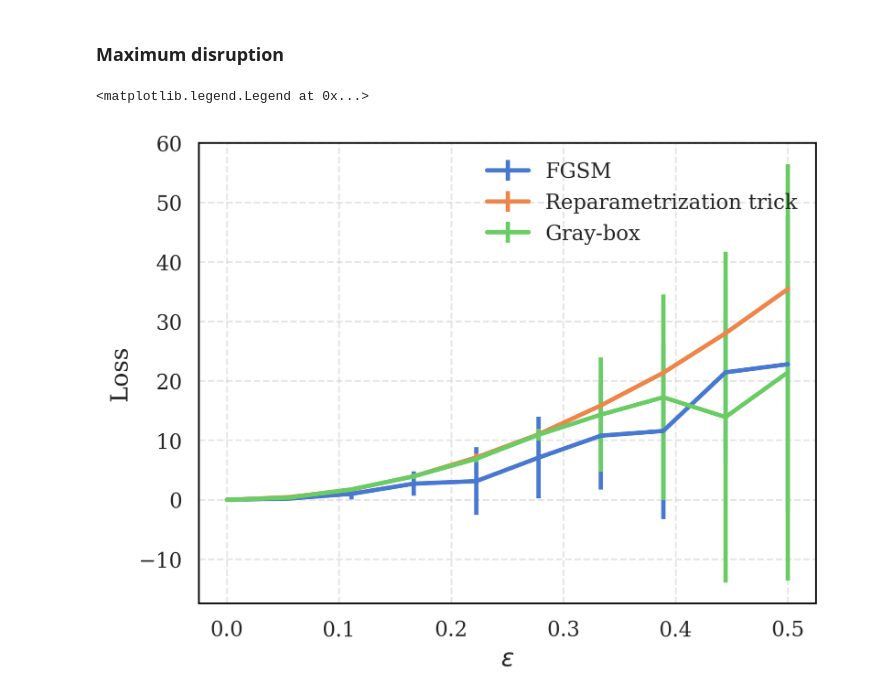
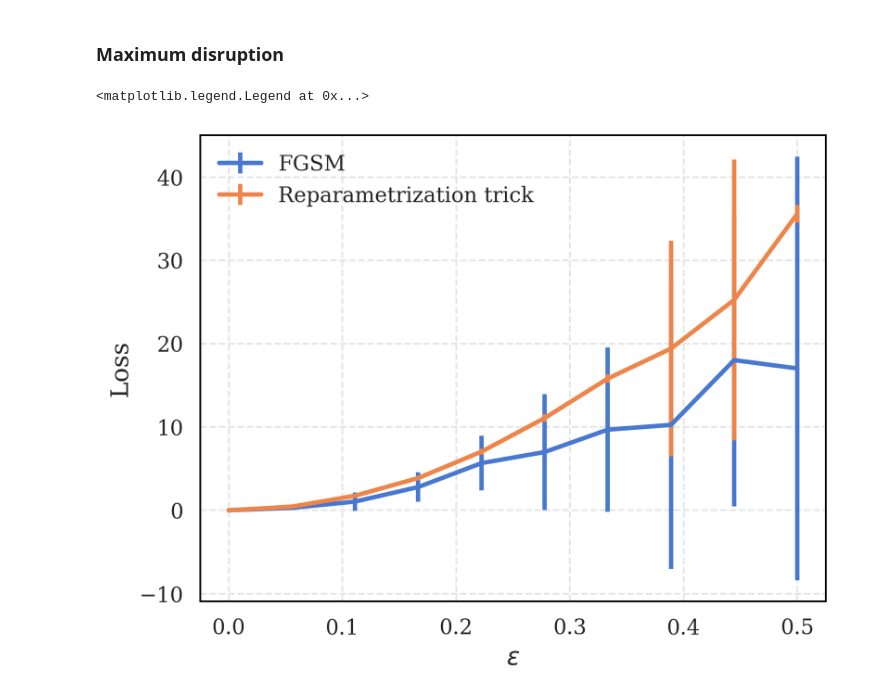
Before and after one commit to pablogarciarce/AdvReg, a Jupyter notebook: notebooks/toy_point_attack_indep copy.ipynb, the cells around one changed output. Saved outputs shown, nothing was run; the diff lists cells and outputs as text; code cells hidden in the pictures.

```diff
--- a/notebooks/toy_point_attack_indep copy.ipynb
+++ b/notebooks/toy_point_attack_indep copy.ipynb
@@ -282,44 +282,37 @@ y_star = None
 
 losses_rep_all = []
 losses_fgsm_all = []
-losses_gray_all = []
 epsilons = np.linspace(0, .5, 10)
 x_adv = torch.tensor(X_test[17,:].copy(), dtype=torch.float32, requires_grad=True)
 y_0 = model.sample_predictive_distribution(torch.tensor(X_test[17,:], dtype=torch.float32).unsqueeze(1), 1000).mean().item()
 
 for _ in range(10):
     losses_rep = []
     losses_fgsm = []
     losses_gray = []
 
     for epsilon in epsilons:
         if epsilon > .3:
             lr = 1e-5
         else:
             lr = 1e-4
         x_adv_values, loss_values, func_values = attack(x_adv, model, y_star, epsilon=epsilon, learning_rate=lr, func=id, samples_per_iteration=1000, num_iterations=2000)
         y_adv = model.sample_predictive_distribution(torch.tensor(x_adv_values[-1]).unsqueeze(1), 1000).mean().item()
         losses_rep.append((y_adv - y_0) ** 2)
 
-        x_gray_values, loss_values, func_values = attack(x_adv, model_adv, y_star, epsilon=epsilon, learning_rate=lr, func=id, samples_per_iteration=1000, num_iterations=2000)
-        y_adv_gray = model.sample_predictive_distribution(torch.tensor(x_gray_values[-1]).unsqueeze(1), 1000).mean().item()
-        losses_gray.append((y_adv_gray - y_0) ** 2)
-
         x_adv_fgsm = attack_fgsm(torch.tensor(X_test[17,:].copy(), dtype=torch.float32), model, y_star, epsilon=epsilon)
         y_adv_fgsm = model.sample_predictive_distribution(x_adv_fgsm.unsqueeze(1), 1000).mean().item()
         losses_fgsm.append((y_adv_fgsm - y_0) ** 2)
 
     losses_fgsm_all.append(losses_fgsm)
     losses_rep_all.append(losses_rep)
-    losses_gray_all.append(losses_gray)
 
 # plot the mean and std of the losses
 plt.errorbar(epsilons, np.mean(losses_fgsm_all, axis=0), yerr=2*np.std(losses_fgsm_all, axis=0), label='FGSM')
 plt.errorbar(epsilons, np.mean(losses_rep_all, axis=0), yerr=2*np.std(losses_rep_all, axis=0), label='Reparametrization trick')
-plt.errorbar(epsilons, np.mean(losses_gray_all, axis=0), yerr=2*np.std(losses_gray_all, axis=0), label='Gray-box')
 plt.xlabel('$\epsilon$')
 plt.ylabel('Loss')
 plt.legend()
 # %% [output]
 <matplotlib.legend.Legend at 0x...>
-[figure, old version]
+[figure, new version]
```
Also changed, not shown: 3 other files.
